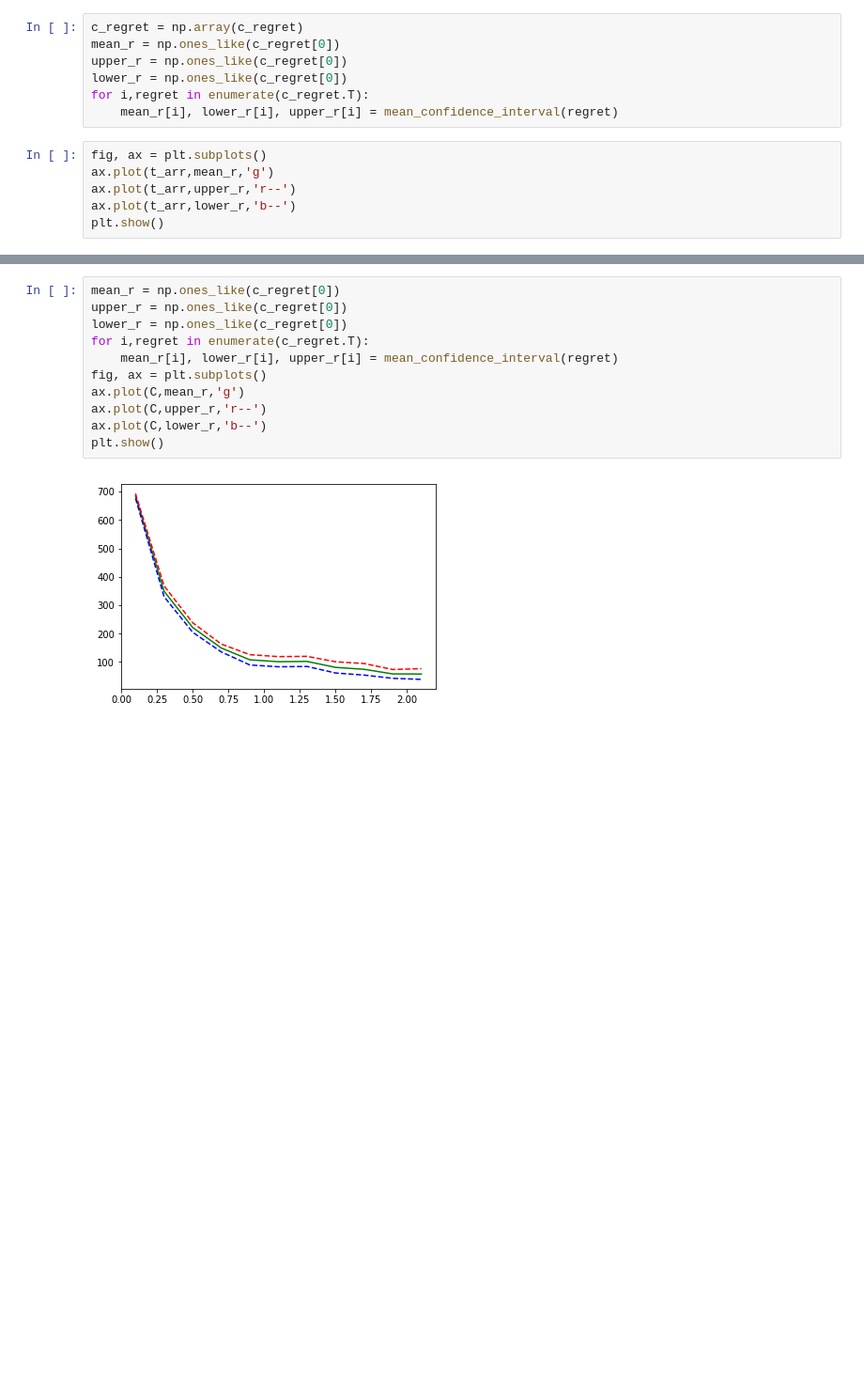
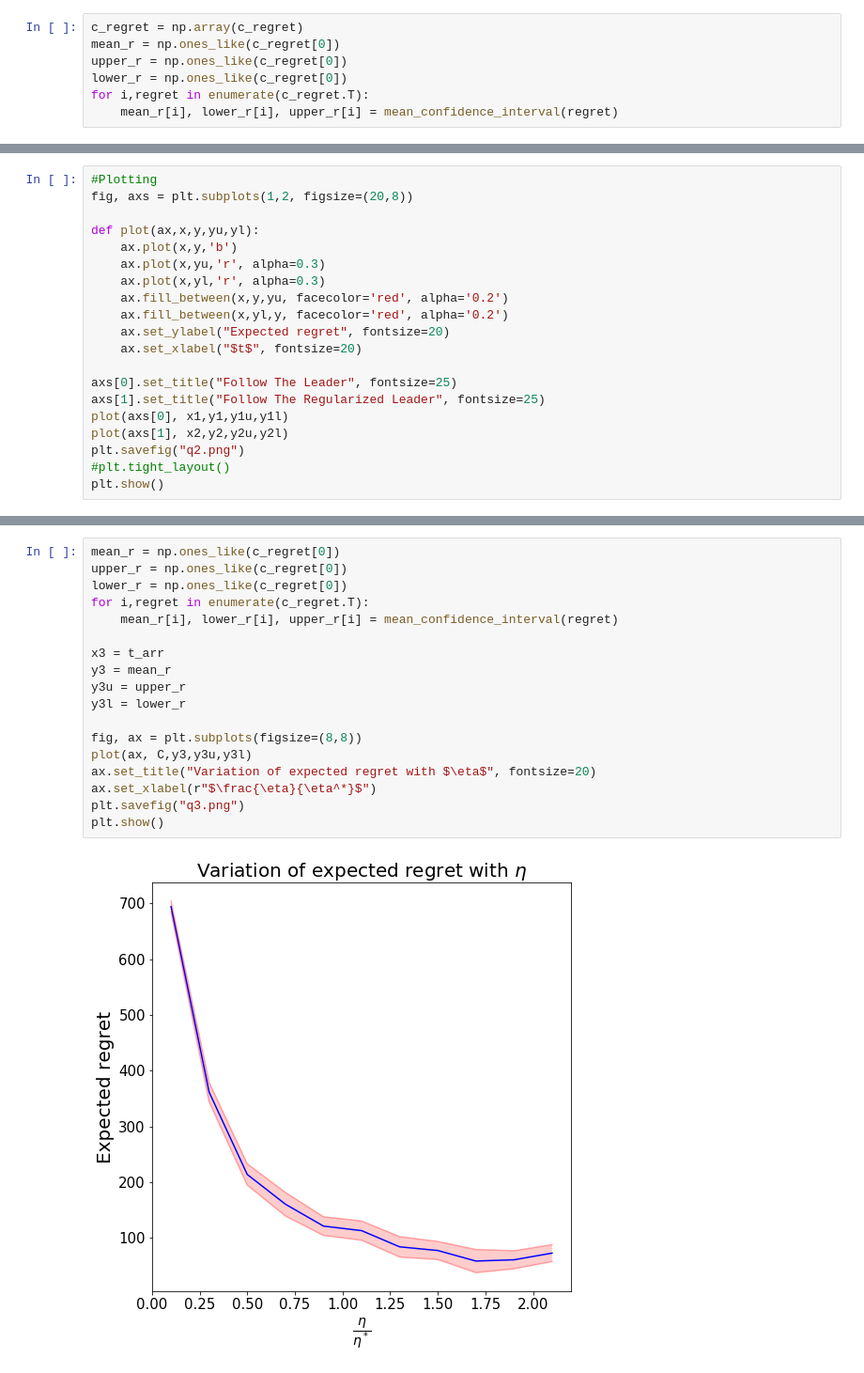
Before and after one commit to manandoshi/IE613, a Jupyter notebook: a2/Q2.ipynb, the cells around one changed output, grey strips where cells are left out. Shown at 94% size. Cells and saved outputs as stored; diff of their text form; blank space fills up the shorter version.

```diff
--- a/a2/Q2.ipynb
+++ b/a2/Q2.ipynb
@@ -77,9 +77,3 @@ upper_r = np.ones_like(c_regret[0])
 lower_r = np.ones_like(c_regret[0])
 for i,regret in enumerate(c_regret.T):
     mean_r[i], lower_r[i], upper_r[i] = mean_confidence_interval(regret)
-# %%
-fig, ax = plt.subplots()
-ax.plot(t_arr,mean_r,'g')
-ax.plot(t_arr,upper_r,'r--')
-ax.plot(t_arr,lower_r,'b--')
-plt.show()
@@ -87,0 +85,20 @@ plt.show()
+# %%
+#Plotting
+fig, axs = plt.subplots(1,2, figsize=(20,8))
+
+def plot(ax,x,y,yu,yl):
+    ax.plot(x,y,'b')
+    ax.plot(x,yu,'r', alpha=0.3)
+    ax.plot(x,yl,'r', alpha=0.3)
+    ax.fill_between(x,y,yu, facecolor='red', alpha='0.2')
+    ax.fill_between(x,yl,y, facecolor='red', alpha='0.2')
+    ax.set_ylabel("Expected regret", fontsize=20)
+    ax.set_xlabel("$t$", fontsize=20)
+
+axs[0].set_title("Follow The Leader", fontsize=25)
+axs[1].set_title("Follow The Regularized Leader", fontsize=25)
+plot(axs[0], x1,y1,y1u,y1l)
+plot(axs[1], x2,y2,y2u,y2l)
+plt.savefig("q2.png")
+#plt.tight_layout()
+plt.show()
@@ -119,13 +139,20 @@ c_regret = np.array(c_regrets).T
 # %%
 mean_r = np.ones_like(c_regret[0])
 upper_r = np.ones_like(c_regret[0])
 lower_r = np.ones_like(c_regret[0])
 for i,regret in enumerate(c_regret.T):
     mean_r[i], lower_r[i], upper_r[i] = mean_confidence_interval(regret)
-fig, ax = plt.subplots()
-ax.plot(C,mean_r,'g')
-ax.plot(C,upper_r,'r--')
-ax.plot(C,lower_r,'b--')
+
+x3 = t_arr
+y3 = mean_r
+y3u = upper_r
+y3l = lower_r
+
+fig, ax = plt.subplots(figsize=(8,8))
+plot(ax, C,y3,y3u,y3l)
+ax.set_title("Variation of expected regret with $\eta$", fontsize=20)
+ax.set_xlabel(r"$\frac{\eta}{\eta^*}$")
+plt.savefig("q3.png")
 plt.show()
 # %% [output]
-[figure, old version]
+[figure, new version]
```
Also changed, not shown: parts of 10 cells of this notebook, 11 other files.
